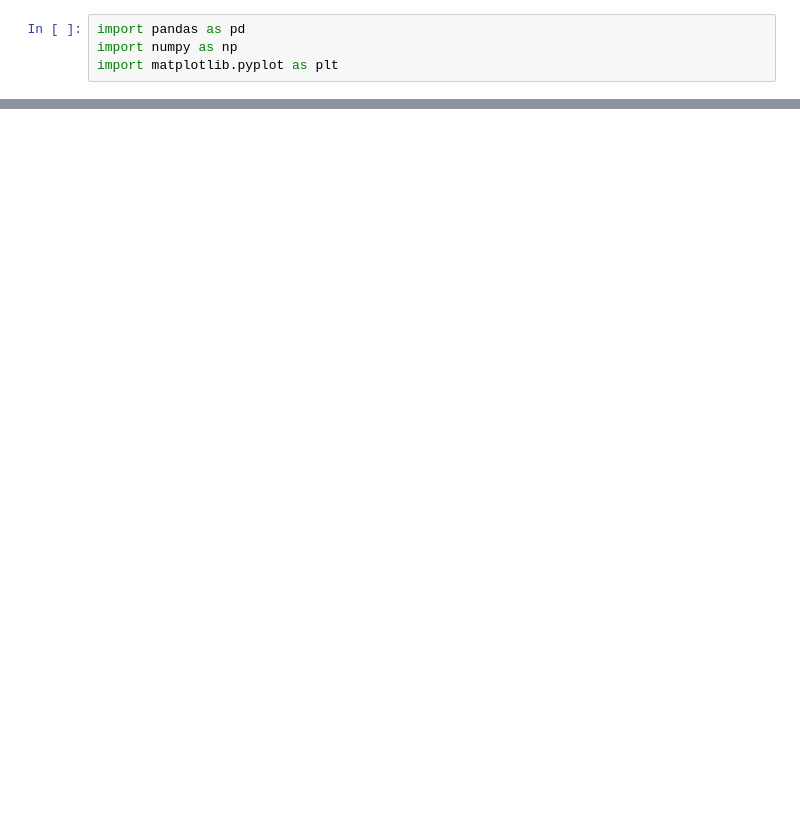
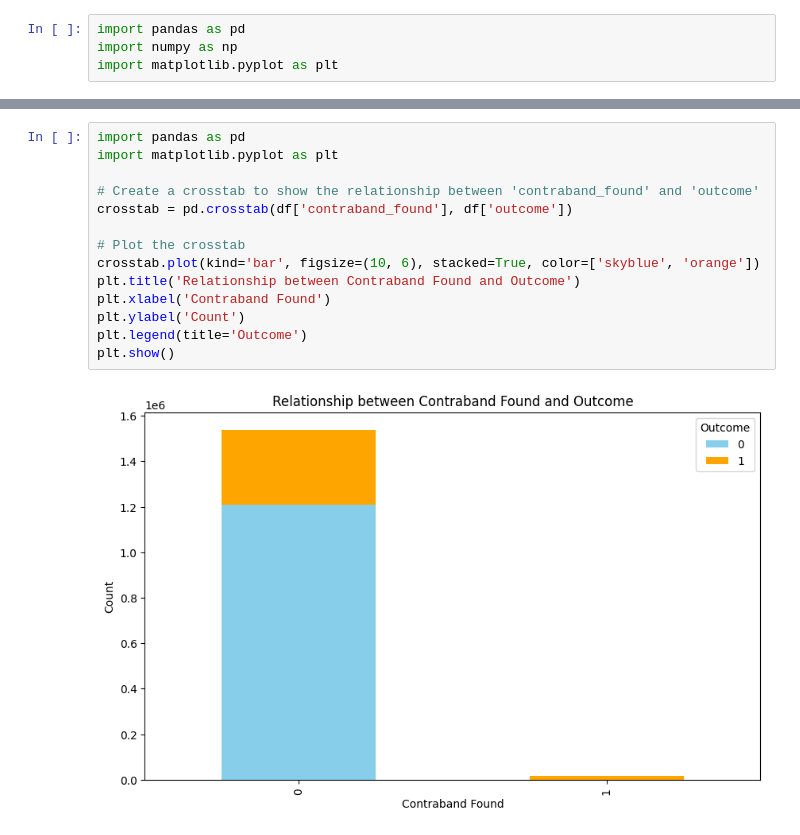
Before and after one commit to harrrilan/BA305_ANN, a Jupyter notebook: EDA.ipynb, the cells around one changed output, grey strips where cells are left out. Cells and saved outputs as stored; diff of their text form; blank space fills up the shorter version.

```diff
--- a/EDA.ipynb
+++ b/EDA.ipynb
@@ -40,0 +44,16 @@ df.head(10)
+# %%
+import pandas as pd
+import matplotlib.pyplot as plt
+
+# Create a crosstab to show the relationship between 'contraband_found' and 'outcome'
+crosstab = pd.crosstab(df['contraband_found'], df['outcome'])
+
+# Plot the crosstab
+crosstab.plot(kind='bar', figsize=(10, 6), stacked=True, color=['skyblue', 'orange'])
+plt.title('Relationship between Contraband Found and Outcome')
+plt.xlabel('Contraband Found')
+plt.ylabel('Count')
+plt.legend(title='Outcome')
+plt.show()
+# %% [output]
+[figure, added]
```
Also changed, not shown: parts of 53 cells of this notebook.
